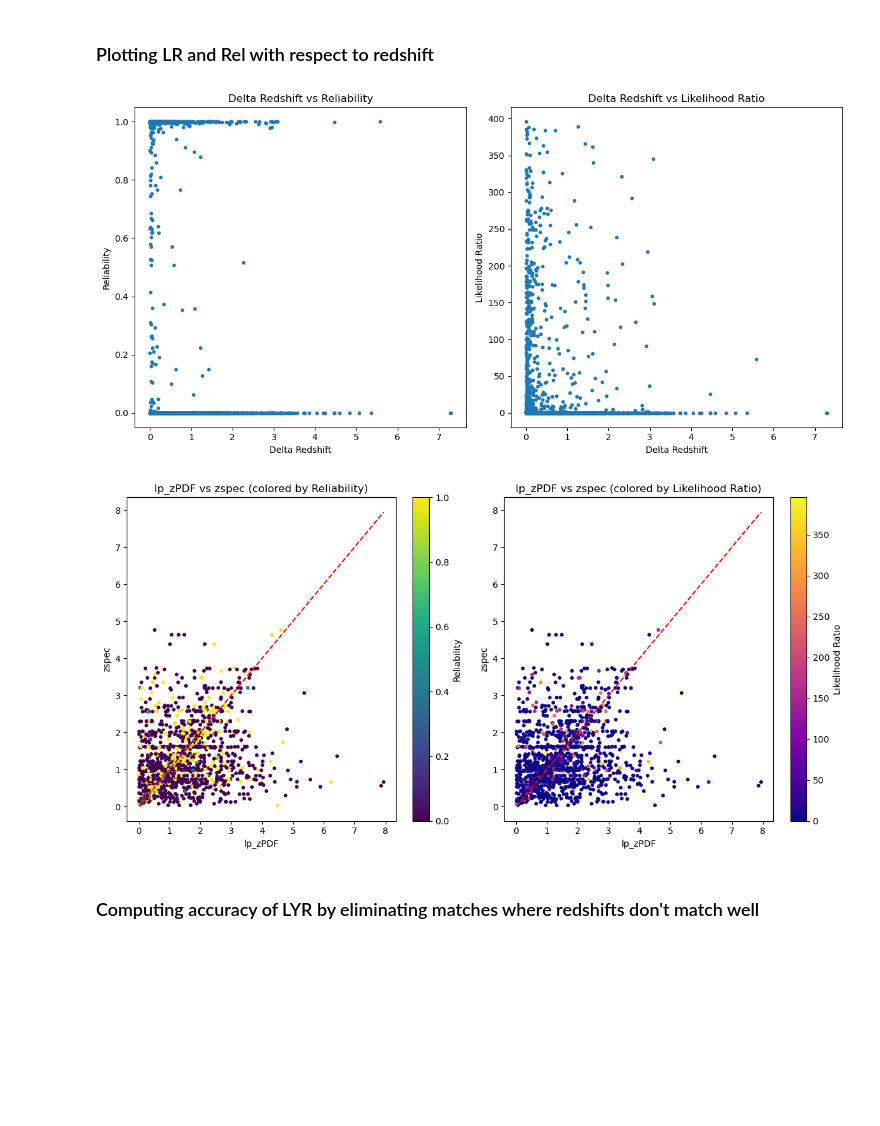
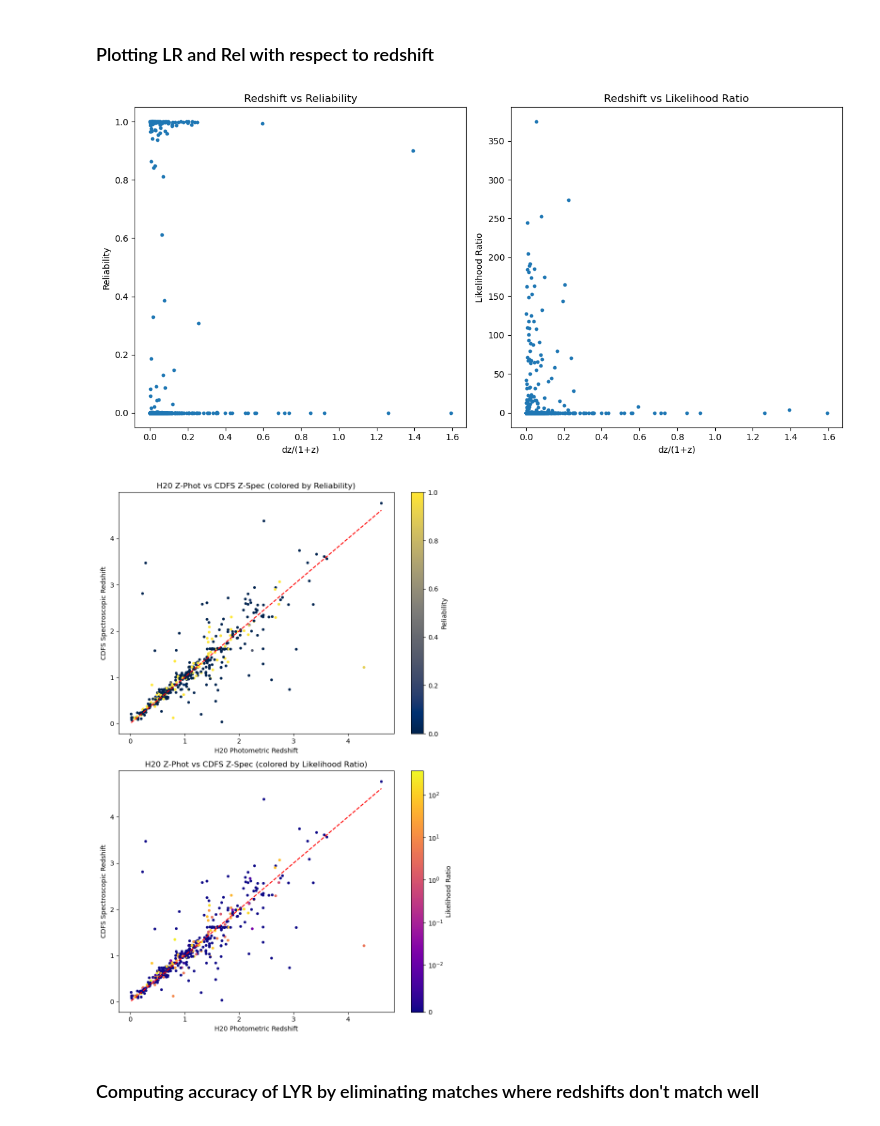
Before and after one commit to trevin-lee/h20-xray-catalog-matching, a Jupyter notebook: src/accuracy_analysis.ipynb, the cells around one changed output. Drawn from its saved outputs; the diff is of its cells as text; code cells hidden in the pictures; blank space fills up the shorter version.

```diff
--- a/src/accuracy_analysis.ipynb
+++ b/src/accuracy_analysis.ipynb
@@ -23,10 +24,10 @@ lyr_output_h20_cdfs_path = "/Users/admin/Documents/GitHub/Matched-Catalog-Analys
 pd.set_option('display.max_columns', None)
 pd.set_option('display.max_rows', None)
 # %%
-matched_catalog_h20_cdfs = np.genfromtxt(lyr_output_h20_cdfs_path)
+matched_catalog_edff_cdfs = np.genfromtxt(lyr_output_edff_cdfs_path)
 
-matched_catalog_h20_cdfs = pd.DataFrame(
-    matched_catalog_h20_cdfs,
+matched_catalog_edff_cdfs = pd.DataFrame(
+    matched_catalog_edff_cdfs,
     columns=[
         "OutID",
         "RAout",
@@ -59,4 +62,4 @@ matched_catalog_h20_cdfs.sort_values(by='OutID').reset_index(drop=True).head()
 # %%
-merged_catalog_h20_cdfs = pd.read_csv(merged_catalog_h20_cdfs_path)
-merged_catalog_h20_cdfs.head()
+merged_catalog_edff_cdfs = pd.read_csv(merged_catalog_edff_cdfs_path)
+merged_catalog_edff_cdfs.head()
 # %% [output]
@@ -71,6 +74,6 @@ merged_catalog_h20_cdfs.head()
 # %%
-redshift_h20_cdfs = merged_catalog_h20_cdfs[['lp_zPDF','zspec']].join(matched_catalog_h20_cdfs[['Rel','LR']])
-redshift_h20_cdfs = redshift_h20_cdfs[redshift_h20_cdfs['zspec'] != 0.0]
-redshift_h20_cdfs.head()
+redshift_edff_cdfs = merged_catalog_edff_cdfs[['lp_zPDF','zspec']].join(matched_catalog_edff_cdfs[['Rel','LR']])
+redshift_edff_cdfs = redshift_edff_cdfs[redshift_edff_cdfs['zspec'] != 0.0]
+redshift_edff_cdfs.head()
 # %% [output]
 |  | lp_zPDF | zspec | Rel | LR |
@@ -105,53 +110,55 @@ plt.show()
 # %% [markdown]
 ### Plotting LR and Rel with respect to redshift
 # %%
-delta_redshift = abs(redshift_h20_cdfs["lp_zPDF"] - redshift_h20_cdfs["zspec"])
+delta_redshift = abs(redshift_edff_cdfs["lp_zPDF"] - redshift_edff_cdfs["zspec"]) / (1 + redshift_edff_cdfs["zspec"])
 
 fig, axs = plt.subplots(1, 2, figsize=(12, 6))
 
-axs[0].scatter(delta_redshift, redshift_h20_cdfs['Rel'], s=10)
-axs[0].set_xlabel('Delta Redshift')
+axs[0].scatter(delta_redshift, redshift_edff_cdfs['Rel'], s=10)
+axs[0].set_xlabel('dz/(1+z)')
 axs[0].set_ylabel('Reliability')
-axs[0].set_title('Delta Redshift vs Reliability')
+axs[0].set_title('Redshift vs Reliability')
 
-axs[1].scatter(delta_redshift, redshift_h20_cdfs['LR'], s=10)
-axs[1].set_xlabel('Delta Redshift')
+axs[1].scatter(delta_redshift, redshift_edff_cdfs['LR'], s=10)
+axs[1].set_xlabel('dz/(1+z)')
 axs[1].set_ylabel('Likelihood Ratio')
-axs[1].set_title('Delta Redshift vs Likelihood Ratio')
+axs[1].set_title('Redshift vs Likelihood Ratio')
 
 plt.tight_layout()
+plt.savefig('plots/redshift_reliability.png')
 plt.show()
 # %% [output]
-[figure, old version]
+[figure, new version]
 # %%
+lp_zPDF = redshift_edff_cdfs["lp_zPDF"]
+zspec = redshift_edff_cdfs["zspec"]
+LR = redshift_edff_cdfs["LR"]
+Rel = redshift_edff_cdfs["Rel"]
 
-lp_zPDF = redshift_h20_cdfs["lp_zPDF"]
-zspec = redshift_h20_cdfs["zspec"]
-LR = redshift_h20_cdfs["LR"]
-Rel = redshift_h20_cdfs["Rel"]
+fig, axs = plt.subplots(2, 1, figsize=(8, 12))
 
-fig, axs = plt.subplots(1, 2, figsize=(12, 6))
-
-scatter1 = axs[0].scatter(lp_zPDF, zspec, c=Rel, cmap='viridis', s=10)
-axs[0].set_xlabel('lp_zPDF')
-axs[0].set_ylabel('zspec')
-axs[0].set_title('lp_zPDF vs zspec (colored by Reliability)')
+scatter1 = axs[0].scatter(lp_zPDF, zspec, c=Rel, cmap='cividis', s=10)
+axs[0].set_xlabel('H20 Photometric Redshift')
+axs[0].set_ylabel('CDFS Spectroscopic Redshift')
+axs[0].set_title('H20 Z-Phot vs CDFS Z-Spec (colored by Reliability)')
 axs[0].plot([min(lp_zPDF), max(lp_zPDF)], [min(lp_zPDF), max(lp_zPDF)], color='red', linestyle='--')
 cbar1 = fig.colorbar(scatter1, ax=axs[0])
 cbar1.set_label('Reliability')
 
-scatter2 = axs[1].scatter(lp_zPDF, zspec, c=LR, cmap='plasma', s=10)
-axs[1].set_xlabel('lp_zPDF')
-axs[1].set_ylabel('zspec')
-axs[1].set_title('lp_zPDF vs zspec (colored by Likelihood Ratio)')
+scatter2 = axs[1].scatter(lp_zPDF, zspec, c=LR, cmap='plasma', s=10, norm=SymLogNorm(0.01))
+axs[1].set_xlabel('H20 Photometric Redshift')
+axs[1].set_ylabel('CDFS Spectroscopic Redshift')
+axs[1].set_title('H20 Z-Phot vs CDFS Z-Spec (colored by Likelihood Ratio)')
 axs[1].plot([min(lp_zPDF), max(lp_zPDF)], [min(lp_zPDF), max(lp_zPDF)], color='red', linestyle='--')
 cbar2 = fig.colorbar(scatter2, ax=axs[1])
 cbar2.set_label('Likelihood Ratio')
 
 plt.tight_layout()
+
+plt.savefig('plots/h20_cdfs_lyr_redshifts.png')
 plt.show()
 # %% [output]
-[figure, old version]
+[figure, new version]
 # %% [markdown]
 ### Computing accuracy of LYR by eliminating matches where redshifts don't match well
 # %%
```
Also changed, not shown: parts of 11 cells of this notebook, 50 other files.
